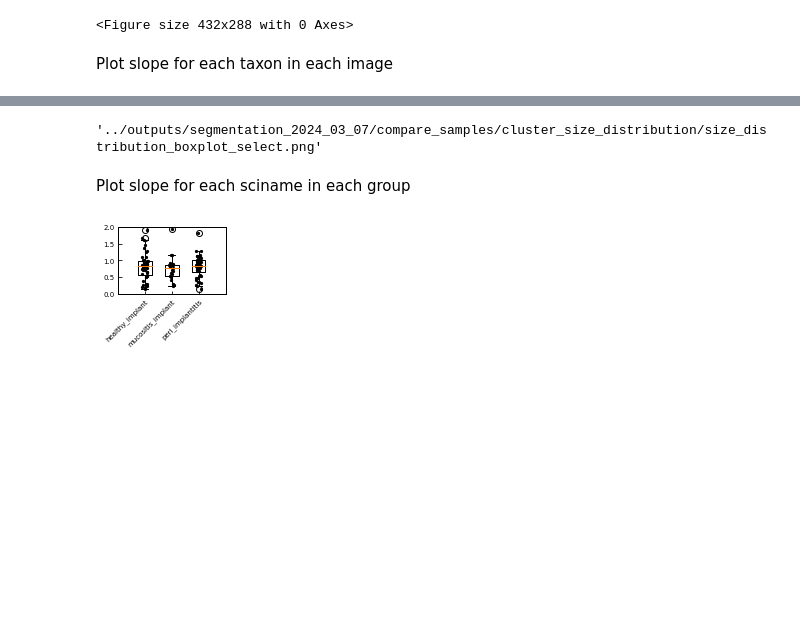
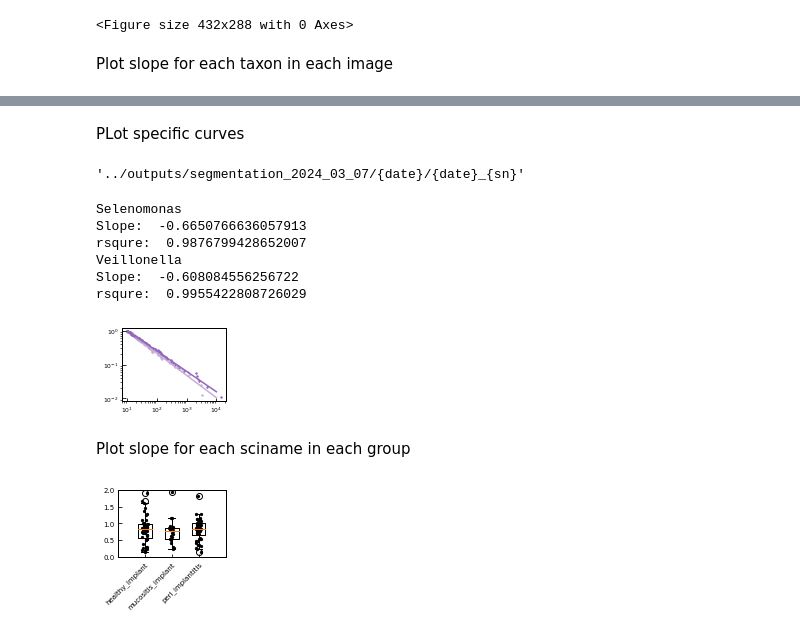
Before and after one commit to benjamingrodner/peri_implantitis_HiPRFISH_analysis, a Jupyter notebook: nb_spatial_stats.ipynb, the cells around one changed output, grey strips where cells are left out. Drawn from its saved outputs; the diff is of its cells as text; code cells hidden in the pictures; blank space fills up the shorter version.

```diff
--- a/nb_spatial_stats.ipynb
+++ b/nb_spatial_stats.ipynb
@@ -1612,7 +1613,67 @@ ip.save_fig(out_fn)
-# %%
-out_fn
-# %% [output]
-'../outputs/segmentation_2024_03_07/compare_samples/cluster_size_distribution/size_distribution_boxplot_select.png'
+# %% [markdown]
+PLot specific curves
+# %%
+out_dir
+# %% [output]
+'../outputs/segmentation_2024_03_07/{date}/{date}_{sn}'
+# %%
+scns = ['Selenomonas','Veillonella']
+date = "2023_02_08"
+sn = "hsdm_group_1_sample_12_fov_01"
+key = date + "_" + sn
+
+dims = (2,1.5)
+ft=6
+lw=1
+
+fig, ax = ip.general_plot(dims=dims, ft=ft, lw=lw)
+for i, scn in enumerate(scns):
+    color = dict_sciname_color[scn]
+    clsizes = dict_sn_scn_clsize[key][scn]
+    counts_sort = np.sort(clsizes)
+    nclust = len(counts_sort)
+    Pr = np.array([r / nclust for r in range(nclust, 0, -1)])
+    ax.scatter(counts_sort, Pr, s=2, label=sn, color=color)
+    # Get slope
+    bool_l = counts_sort > 10
+    bool_u = counts_sort < 1e4
+    lnc = np.log(counts_sort[bool_l * bool_u])
+    lnp = np.log(Pr[bool_l * bool_u])
+    slope, intercept, r_value, p_value, std_err = stats.linregress(lnc, lnp)
+    # PLot slope
+    x = [2e1, 1e4]
+    y = math.exp(intercept) * x**slope
+    ax.plot(x, y, color=color)
+    x = 3e2
+    y = (math.exp(intercept) * x**slope)
+    print(scn)
+    print('Slope: ',slope)
+    print('rsqure: ',r_value**2)
+    # if i == 1:
+    #     ax.text(x, y, scn + ":\nSlope = " + str(round(slope, 2)) + ", R^2 = " + str(round(r_value**2, 3)), color=color, ha="left", va="bottom", fontsize=ft)
+    # else:
+    #     ax.text(x, y, scn + ":\nSlope = " + str(round(slope, 2)) + ", R^2 = " + str(round(r_value**2, 3)), color=color, ha="right", va="top", fontsize=ft)
+
+
+ax.set_yscale("log")
+ax.set_xscale("log")
+# _ = ax.set_xlabel("log(number of cells)")
+# _ = ax.set_ylabel("log(Pr(ncells > x))")
+
+spatial_dir = out_dir + '/spatial_statistics'
+cl_size_dir = spatial_dir + '/cluster_size'
+cluster_slope_fmt = cl_size_dir + '/plots/{date}_{sn}_scinames_{scn0}_{scn1}_power_law_plot.pdf'
+out_fn = cluster_slope_fmt.format(date=date, sn=sn, scn0=scns[0], scn1=scns[1])
+ip.check_dir(out_fn)
+ip.save_fig(out_fn)
+# %% [output]
+Selenomonas
+Slope:  -0.6650766636057913
+rsqure:  0.9876799428652007
+Veillonella
+Slope:  -0.608084556256722
+rsqure:  0.9955422808726029
+[figure, added]
 # %% [markdown]
 Plot slope for each sciname in each group
 # %%
```
Also changed, not shown: parts of 45 cells of this notebook, 6 other files.
